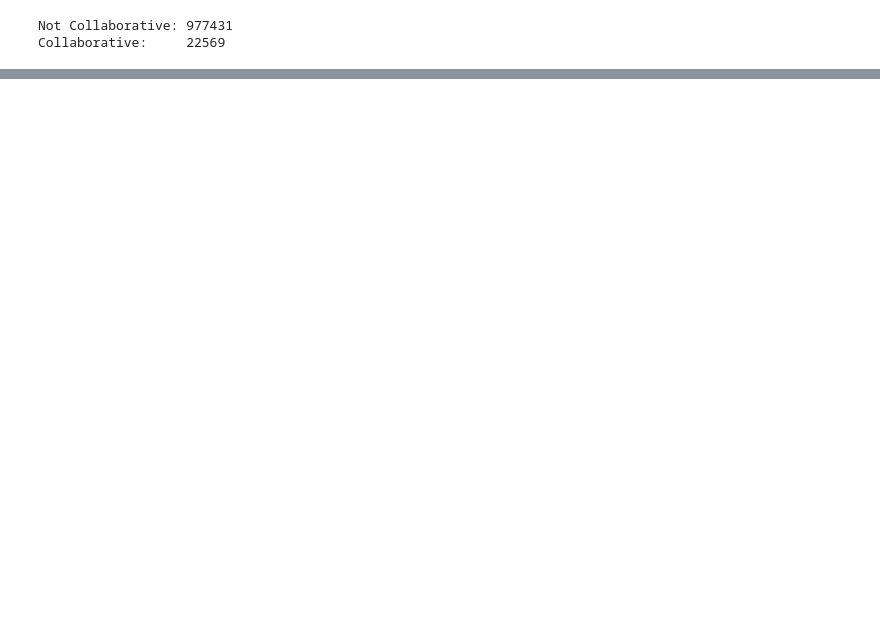
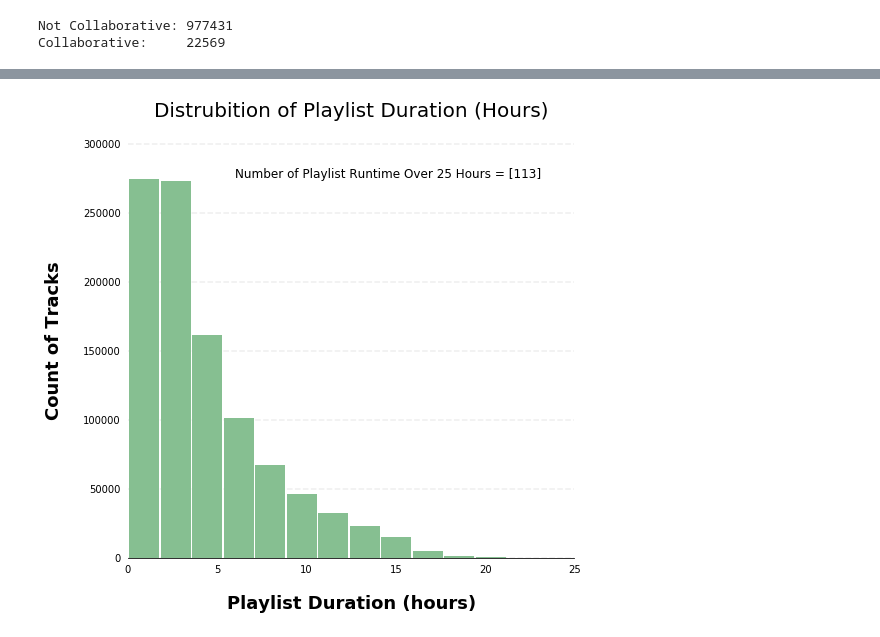
Before and after one commit to michaelmallon/Recommending-Song-Playlists, a Jupyter notebook: 100_Analysis/100_Playlist_Analysis.ipynb, the cells around one changed output, grey strips where cells are left out. Saved outputs shown, nothing was run; the diff lists cells and outputs as text; code cells hidden in the pictures; blank space fills up the shorter version.

```diff
--- a/100_Analysis/100_Playlist_Analysis.ipynb
+++ b/100_Analysis/100_Playlist_Analysis.ipynb
@@ -151,0 +195,34 @@ Collaborative:     22569
+# %%
+playlists = playlists.drop('description',axis=1)
+# %%
+over_25_hours = str((playlists[playlists['hours'] >= 25]).count().unique())
+# %%
+ax = playlists.hist(column='hours', bins=100, grid=False, figsize=(8,8), color='#86bf91', zorder=2, rwidth=.95)
+
+ax = ax[0]
+for x in ax:
+
+
+    x.spines['right'].set_visible(False)
+    x.spines['top'].set_visible(False)
+    x.spines['left'].set_visible(False)
+
+
+    x.tick_params(axis="both", which="both", bottom="off", top="off", labelbottom="on", left="off", right="off", labelleft="on")
+
+
+    vals = x.get_yticks()
+    for tick in vals:
+        x.axhline(y=tick, linestyle='dashed', alpha=1, color='#eeeeee', zorder=1)
+
+
+    x.set_title("Distrubition of Playlist Duration (Hours)",size=20)
+
+    x.text(s=str('Number of Playlist Runtime Over 25 Hours = '+ over_25_hours),x=6,y=275000,size='12')
+    x.set_xlabel("Playlist Duration (hours)", labelpad=20, weight='bold', size=18)
+
+
+    x.set_ylabel("Count of Tracks", labelpad=20, weight='bold', size=18)
+    x.set_xlim(0, 25)
+# %% [output]
+[figure, added]
```
Also changed, not shown: parts of 11 cells of this notebook.
